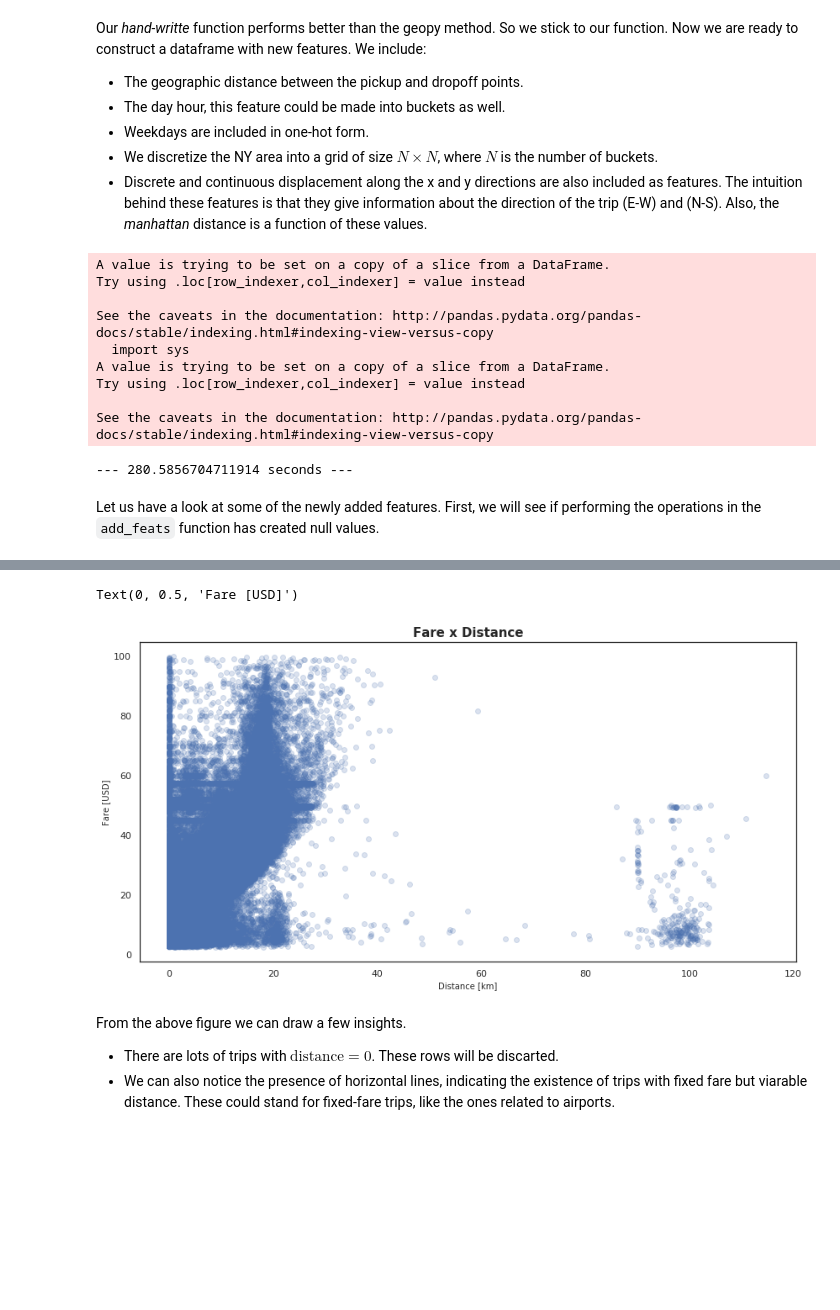
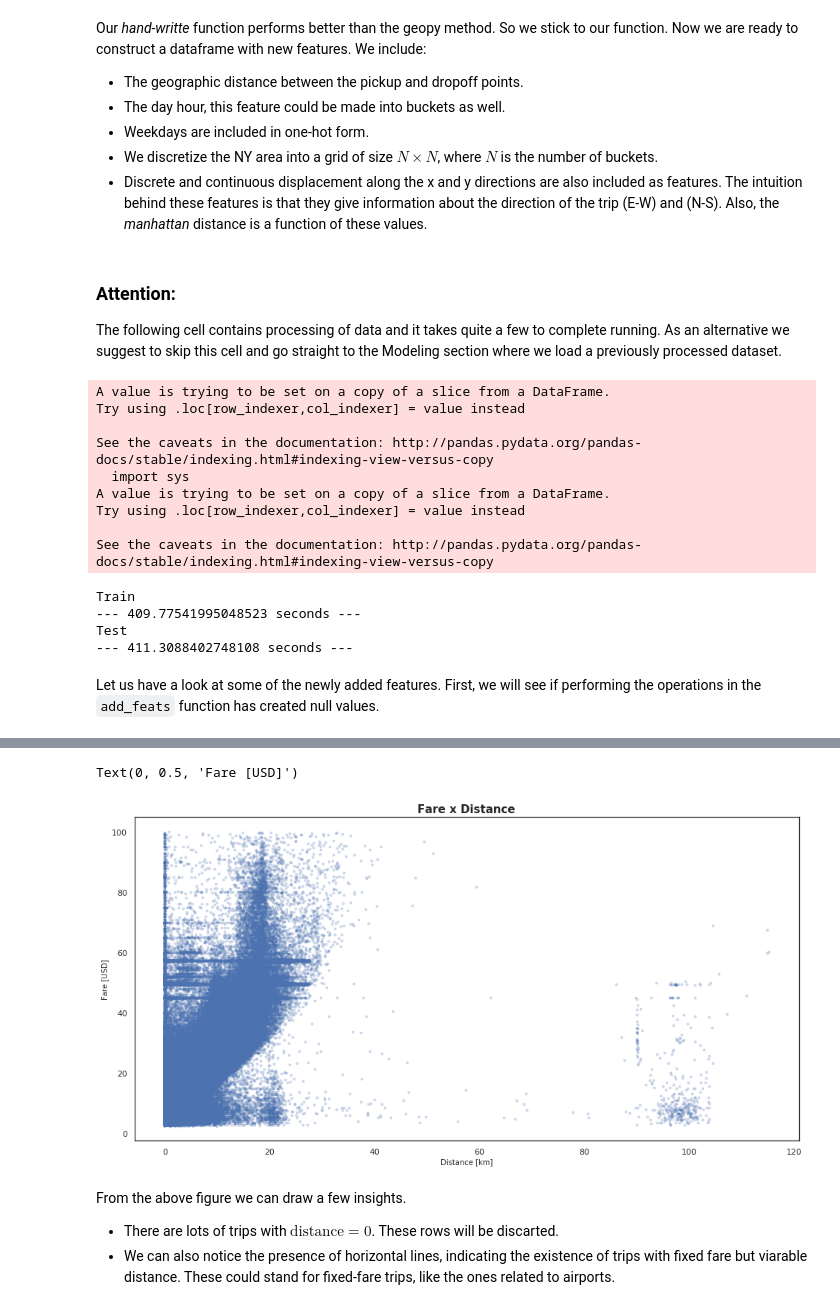
Before and after one commit to pibieta/ML-course, a Jupyter notebook: Serasa_Challenge.ipynb, the cells around one changed output, grey strips where cells are left out. Saved outputs shown, nothing was run; the diff lists cells and outputs as text; code cells hidden in the pictures; blank space fills up the shorter version.

```diff
--- a/Serasa_Challenge.ipynb
+++ b/Serasa_Challenge.ipynb
@@ -60,9 +63,9 @@ sample_data                   train_cut.pkl
 # %%
-# url = 'http://fma.if.usp.br/~pibieta/NY_taxi_data/'
 # it takes around 11 min for 5M rows
+
 start_time = time.time()
 
-train = pd.read_csv('train.csv', nrows = 2000000, parse_dates=[2])
+train = pd.read_csv('train.csv', nrows = 3000000, parse_dates=[2])
 test = pd.read_csv('test.csv', parse_dates=[1])
 
 print("--- %s seconds ---" % (time.time() - start_time))
@@ -359,6 +459,6 @@ train_cut = train[((train.pickup_longitude >= BB[0]) & (train.pickup_longitude <
          & ((train.pickup_latitude >= BB[2]) & (train.pickup_latitude <= BB[3]))
          & ((train.dropoff_longitude >= BB[0]) & (train.dropoff_longitude <= BB[1]))
          & ((train.dropoff_latitude >= BB[2]) & (train.dropoff_latitude <= BB[3]))
-         & (train.fare_amount > 2.5) & (train.fare_amount < 100) & (train.passenger_count > 0) & (train.passenger_count < 7)] #& (train.distance > 0.2)]
+         & (train.fare_amount > 2.5) & (train.fare_amount < 100) & (train.passenger_count > 0) & (train.passenger_count < 5)] #& (train.distance > 0.2)]
 print('Proportion of Data lost: {0:.3f}%'.format( (train.shape[0] - train_cut.shape[0])/ train.shape[0] * 100))
 # %% [output]
@@ -454,11 +554,16 @@ def add_feats(df, norm = 1, bins = 50):
   df['lat_disp'] = df.pickup_latitude - df.dropoff_latitude
 
   return df
+# %% [markdown]
+### Attention:
+The following cell contains processing of data and it takes quite a few to complete running. As an alternative we suggest to skip this cell and go straight to the Modeling section where we load a previously processed dataset.
 # %%
 # it takes around 11 min for 5M rows
 start_time = time.time()
 train_cut = add_feats(train_cut, norm = 2)
-print("--- %s seconds ---" % (time.time() - start_time))
+print("Train\n--- {} seconds ---".format(time.time() - start_time))
+test_cut = add_feats(test, norm = 2)
+print("Test\n--- {} seconds ---".format(time.time() - start_time))
 # %% [output]
 A value is trying to be set on a copy of a slice from a DataFrame.
 Try using .loc[row_indexer,col_indexer] = value instead
@@ -469,7 +574,10 @@ A value is trying to be set on a copy of a slice from a DataFrame.
 Try using .loc[row_indexer,col_indexer] = value instead
 
 See the caveats in the documentation: http://pandas.pydata.org/pandas-docs/stable/indexing.html#indexing-view-versus-copy
---- 280.5856704711914 seconds ---
+Train
+--- 409.77541995048523 seconds ---
+Test
+--- 411.3088402748108 seconds ---
 # %% [markdown]
 Let us have a look at some of the newly added features. First, we will see if performing the operations in the `add_feats` function has created null values.
 # %%
@@ -495,15 +603,15 @@ dtype: int64
 # %%
 
 # fig, ax = plt.subplots(1, 2, figsize = (20,10))
-plt.figure(figsize = (14,7))
-plt.scatter( x='distance', y='fare_amount', data = train_cut, alpha =0.2)
+plt.figure(figsize = (16,8))
+plt.scatter( x='distance', y='fare_amount', data = train_cut, alpha =0.2, marker = '.')
 plt.title('Fare x Distance', fontdict={'fontweight': 'bold', 'fontsize': '15'})
 plt.xlabel('Distance [km]', fontdict={'fontsize': '10'})
 plt.ylabel('Fare [USD]', fontdict={'fontsize': '10'})
 # ax[1].scatter()
 # %% [output]
 Text(0, 0.5, 'Fare [USD]')
-[figure, old version]
+[figure, new version]
 # %% [markdown]
 From the above figure we can draw a few insights.
 * There are lots of trips with $\text{distance} = 0 $. These rows will be discarted.
```
Also changed, not shown: parts of 72 cells of this notebook.
